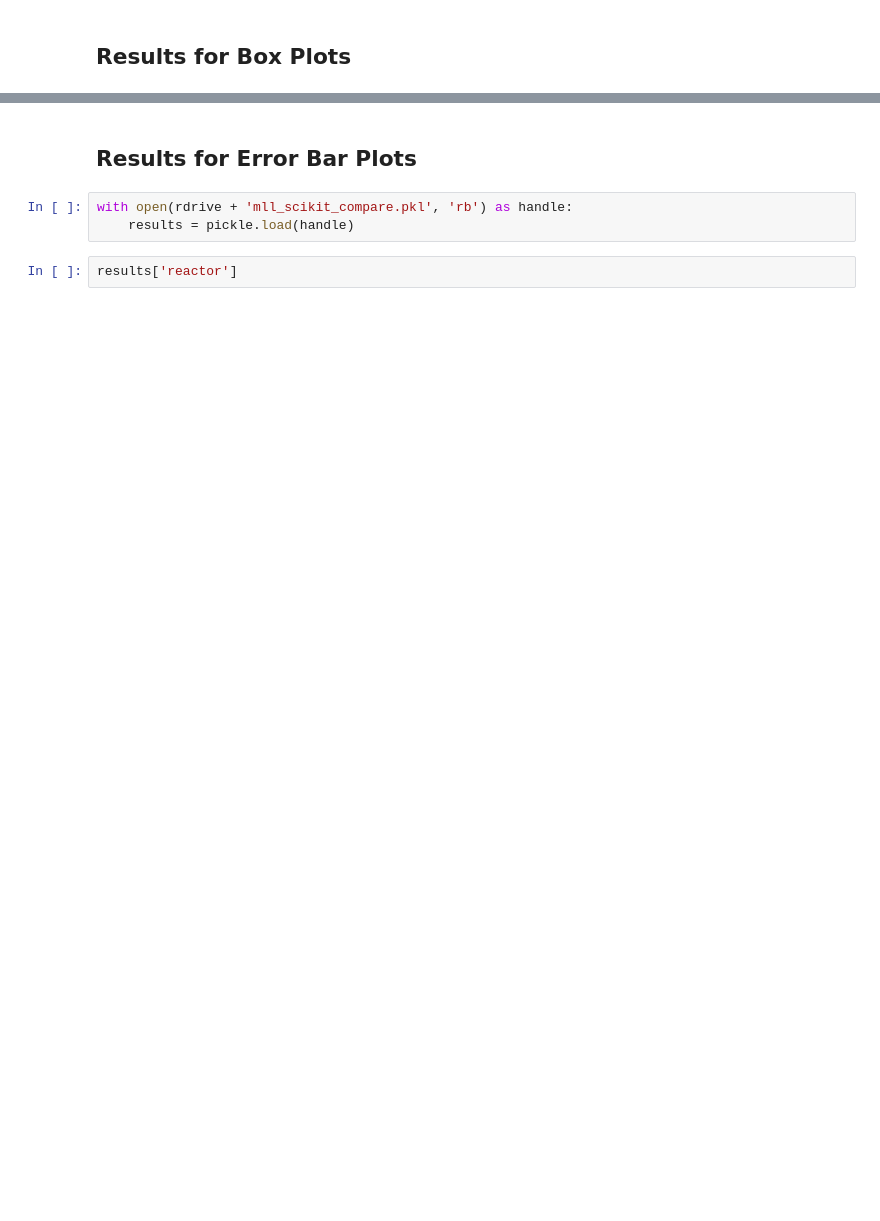
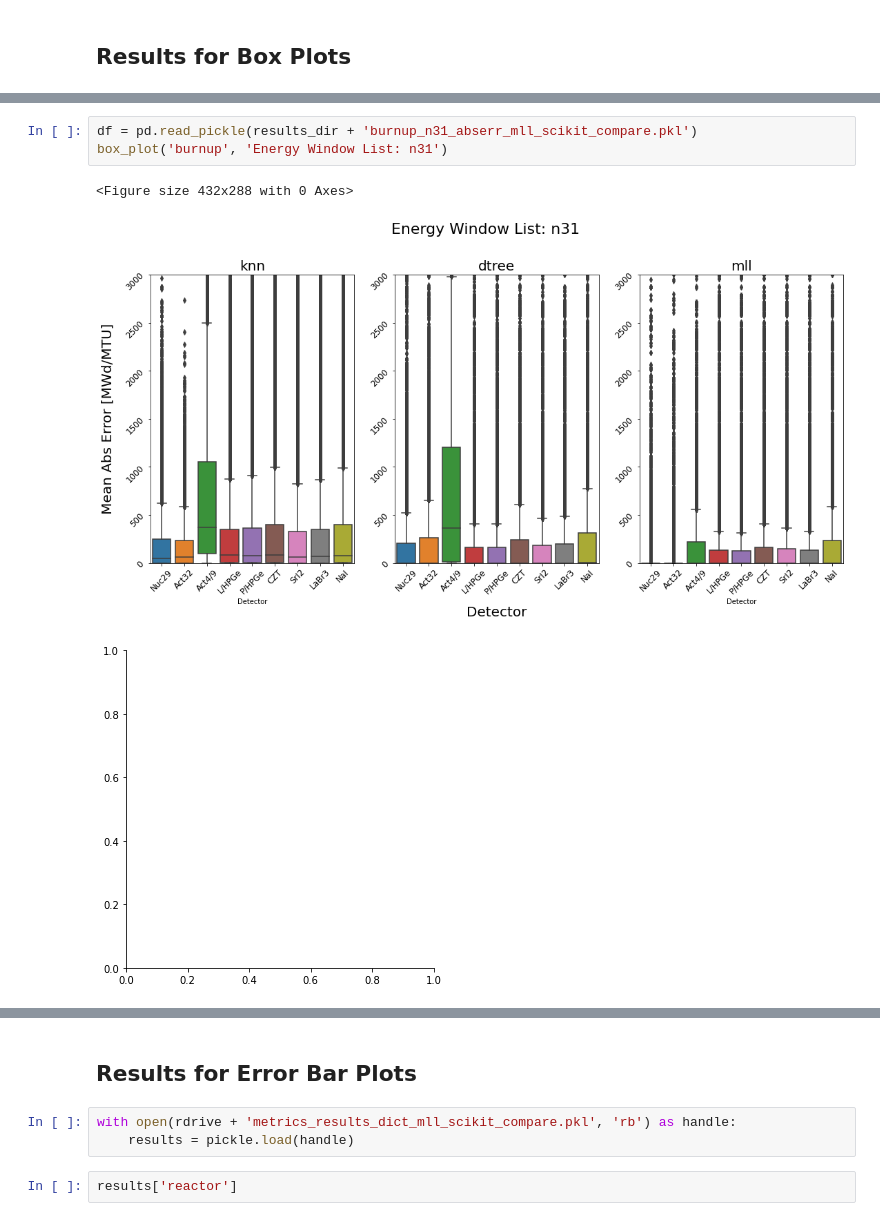
Before and after one commit to opotowsky/process_results, a Jupyter notebook: gamspec_mll_scikit_compare.ipynb, the cells around one changed output, grey strips where cells are left out. Drawn from its saved outputs; the diff is of its cells as text; blank space fills up the shorter version.

```diff
--- a/gamspec_mll_scikit_compare.ipynb
+++ b/gamspec_mll_scikit_compare.ipynb
@@ -70,0 +73,7 @@ tfrac = '_tset1.0_'
+# %%
+df = pd.read_pickle(results_dir + 'burnup_n31_abserr_mll_scikit_compare.pkl')
+box_plot('burnup', 'Energy Window List: n31')
+# %% [output]
+<Figure size 432x288 with 0 Axes>
+[figure, added]
+[figure, added]
@@ -71,7 +82,7 @@ tfrac = '_tset1.0_'
 # %% [markdown]
 ## Results for Error Bar Plots
 # %%
-with open(rdrive + 'mll_scikit_compare.pkl', 'rb') as handle:
+with open(rdrive + 'metrics_results_dict_mll_scikit_compare.pkl', 'rb') as handle:
     results = pickle.load(handle)
 # %%
 results['reactor']
```
Also changed, not shown: parts of 16 cells of this notebook.
